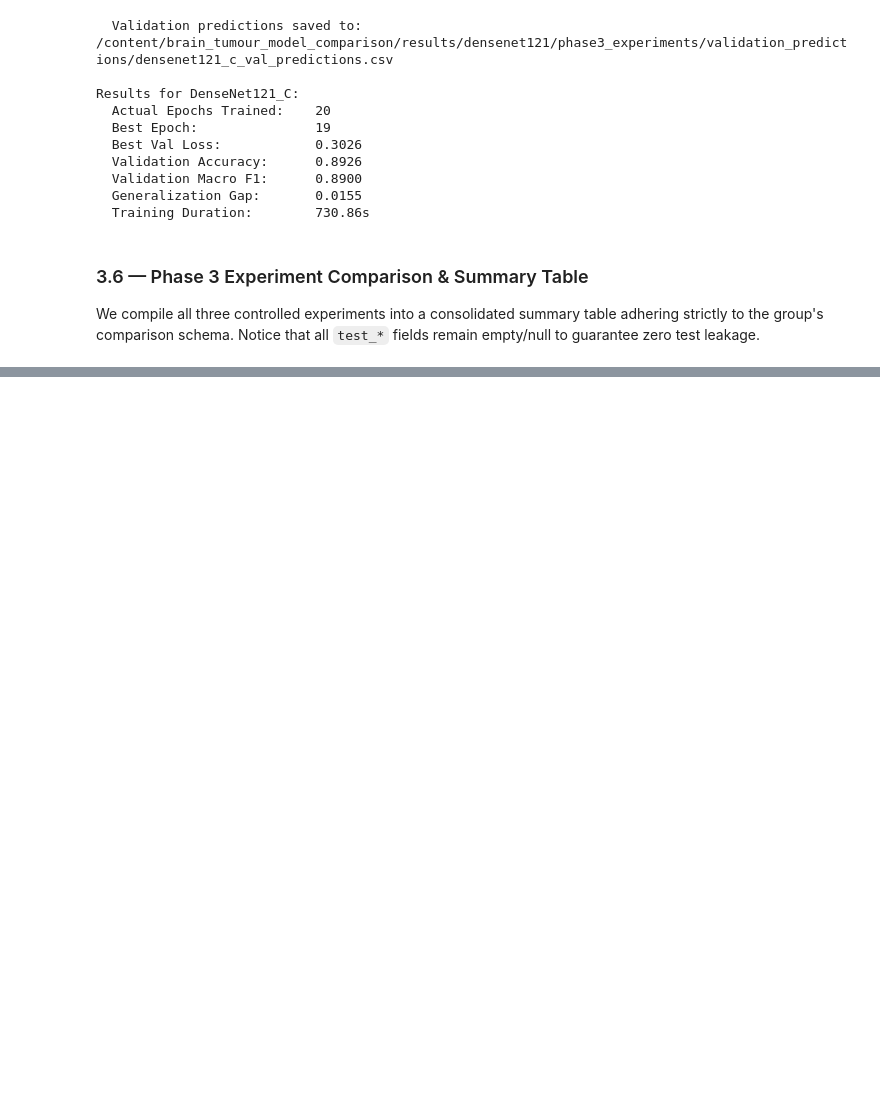
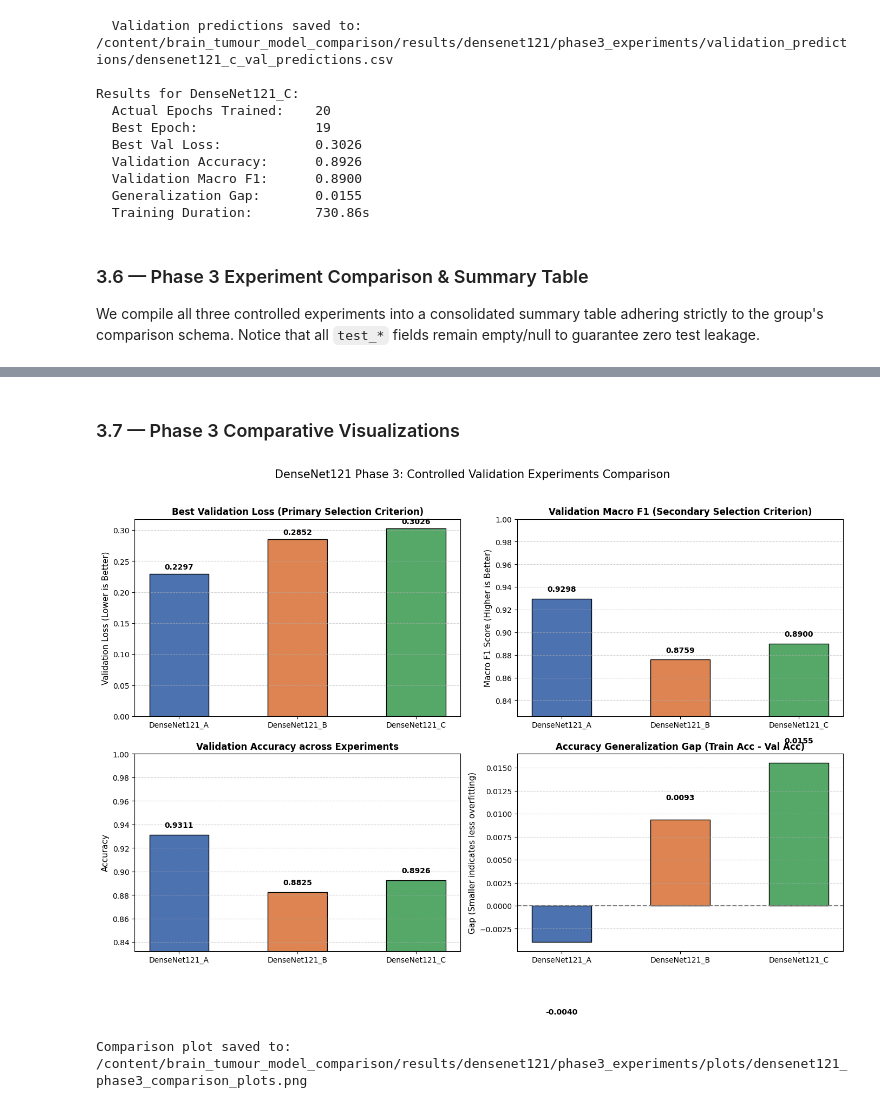
Before and after one commit to Janith303/Brain-Tumor-classification-model, a Jupyter notebook: notebooks/04_densenet121.ipynb, the cells around one changed output, grey strips where cells are left out. Saved outputs shown, nothing was run; the diff lists cells and outputs as text; code cells hidden in the pictures; blank space fills up the shorter version.

Commit message:
Phase 3 — Complete

```diff
--- a/notebooks/04_densenet121.ipynb
+++ b/notebooks/04_densenet121.ipynb
@@ -2141,3 +2141,63 @@ DenseNet121 Phase 3 Summary saved to: /content/brain_tumour_model_comparison/res
 | 0 | DenseNet121_A | Frozen backbone + GAP + Dense(256... | 0.3 | 0.00100 | 13 | 0.229710 | 0.931129 | ... |
 | 1 | DenseNet121_B | Frozen backbone + GAP + Dense(256... | 0.5 | 0.00100 | 6 | 0.285163 | 0.882461 | ... |
 | 2 | DenseNet121_C | Fine-tuned conv5_block16 + GAP + ... | 0.3 | 0.00001 | 19 | 0.302614 | 0.892562 | ... |
+# %% [markdown]
+### 3.7 — Phase 3 Comparative Visualizations
+# %%
+fig, axes = plt.subplots(2, 2, figsize=(14, 10))
+exp_names = [r["experiment_id"] for r in summary_data]
+colors = ["#4c72b0", "#dd8452", "#55a868"]
+
+# 1. Validation Loss (Lower is better — Primary Criterion)
+val_losses = [r["best_val_loss"] for r in summary_data]
+bars1 = axes[0, 0].bar(exp_names, val_losses, color=colors, width=0.5, edgecolor='black', linewidth=1)
+axes[0, 0].set_title("Best Validation Loss (Primary Selection Criterion)", fontsize=12, fontweight='bold')
+axes[0, 0].set_ylabel("Validation Loss (Lower is Better)", fontsize=11)
+axes[0, 0].grid(axis='y', linestyle='--', alpha=0.6)
+for bar in bars1:
+    yval = bar.get_height()
+    axes[0, 0].text(bar.get_x() + bar.get_width()/2.0, yval + 0.005, f"{yval:.4f}", ha='center', va='bottom', fontweight='bold')
+
+# 2. Validation Macro F1 (Higher is better — Secondary Criterion)
+macro_f1s = [r["validation_macro_f1"] for r in summary_data]
+bars2 = axes[0, 1].bar(exp_names, macro_f1s, color=colors, width=0.5, edgecolor='black', linewidth=1)
+axes[0, 1].set_title("Validation Macro F1 (Secondary Selection Criterion)", fontsize=12, fontweight='bold')
+axes[0, 1].set_ylabel("Macro F1 Score (Higher is Better)", fontsize=11)
+axes[0, 1].set_ylim([min(macro_f1s) - 0.05, 1.0])
+axes[0, 1].grid(axis='y', linestyle='--', alpha=0.6)
+for bar in bars2:
+    yval = bar.get_height()
+    axes[0, 1].text(bar.get_x() + bar.get_width()/2.0, yval + 0.005, f"{yval:.4f}", ha='center', va='bottom', fontweight='bold')
+
+# 3. Validation Accuracy
+val_accs = [r["validation_accuracy"] for r in summary_data]
+bars3 = axes[1, 0].bar(exp_names, val_accs, color=colors, width=0.5, edgecolor='black', linewidth=1)
+axes[1, 0].set_title("Validation Accuracy across Experiments", fontsize=12, fontweight='bold')
+axes[1, 0].set_ylabel("Accuracy", fontsize=11)
+axes[1, 0].set_ylim([min(val_accs) - 0.05, 1.0])
+axes[1, 0].grid(axis='y', linestyle='--', alpha=0.6)
+for bar in bars3:
+    yval = bar.get_height()
+    axes[1, 0].text(bar.get_x() + bar.get_width()/2.0, yval + 0.005, f"{yval:.4f}", ha='center', va='bottom', fontweight='bold')
+
+# 4. Generalization Gap (Train Acc - Val Acc)
+gaps = [r["accuracy_generalization_gap"] for r in summary_data]
+bars4 = axes[1, 1].bar(exp_names, gaps, color=colors, width=0.5, edgecolor='black', linewidth=1)
+axes[1, 1].axhline(0, color='gray', linestyle='--')
+axes[1, 1].set_title("Accuracy Generalization Gap (Train Acc - Val Acc)", fontsize=12, fontweight='bold')
+axes[1, 1].set_ylabel("Gap (Smaller indicates less overfitting)", fontsize=11)
+axes[1, 1].grid(axis='y', linestyle='--', alpha=0.6)
+for bar in bars4:
+    yval = bar.get_height()
+    pos = yval + 0.002 if yval >= 0 else yval - 0.008
+    axes[1, 1].text(bar.get_x() + bar.get_width()/2.0, pos, f"{yval:.4f}", ha='center', va='bottom', fontweight='bold')
+
+plt.suptitle("DenseNet121 Phase 3: Controlled Validation Experiments Comparison", fontsize=15, y=1.02)
+plt.tight_layout()
+comparison_plot_path = os.path.join(PLOTS_DIR, "densenet121_phase3_comparison_plots.png")
+plt.savefig(comparison_plot_path, dpi=150, bbox_inches='tight')
+plt.show()
+print(f"Comparison plot saved to: {comparison_plot_path}")
+# %% [output]
+[figure, added]
+Comparison plot saved to: /content/brain_tumour_model_comparison/results/densenet121/phase3_experiments/plots/densenet121_phase3_comparison_plots.png
```
Also changed, not shown: parts of 5 cells of this notebook.
